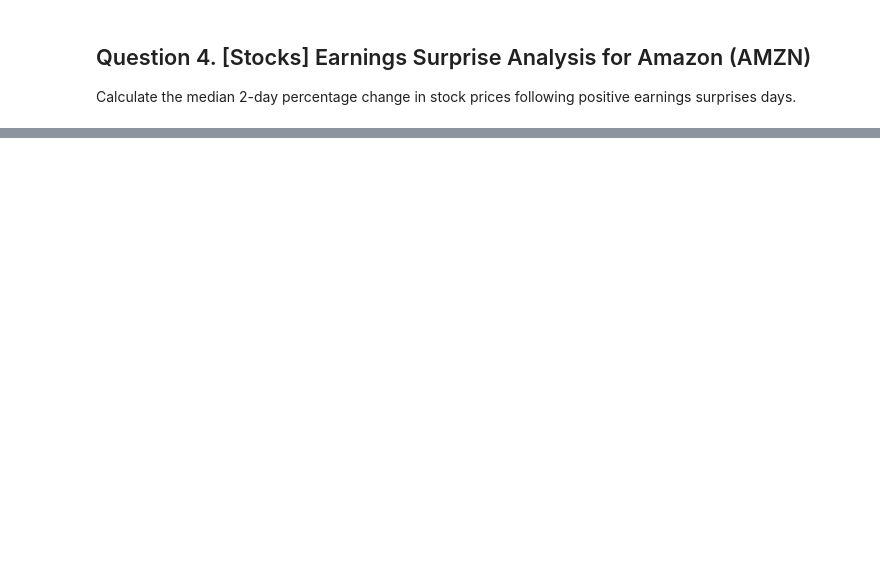
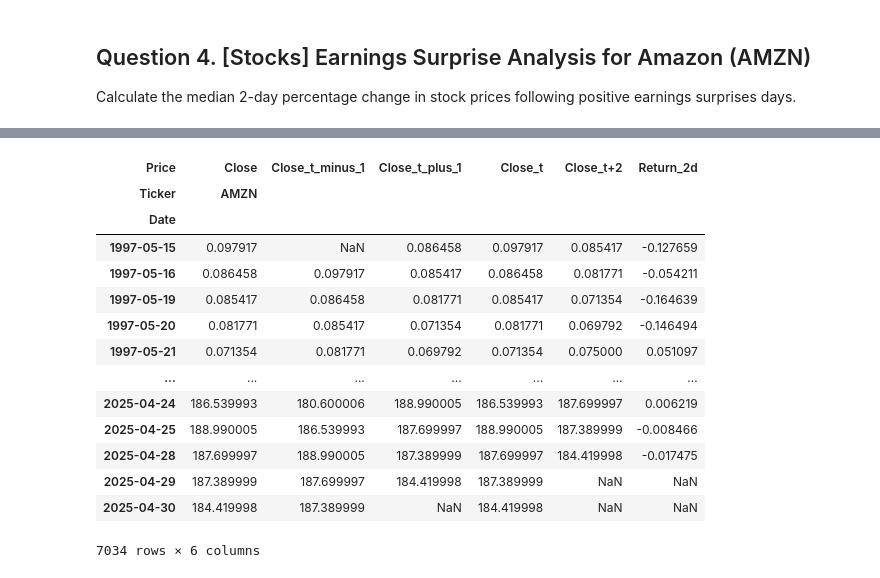
Before and after one commit to zhouliu98714/sma-zoomcamp-2025, a Jupyter notebook: HW1.ipynb, the cells around one changed output, grey strips where cells are left out. Cells and saved outputs as stored; diff of their text form; code cells hidden in the pictures; blank space fills up the shorter version.

```diff
--- a/HW1.ipynb
+++ b/HW1.ipynb
@@ -159,0 +259,16 @@ Calculate the median 2-day percentage change in stock prices following positive
+# %%
+if "Surprise(%)" in earn_df.columns:
+    # Remove any stray % signs and convert to float
+    earn_df["Surprise(%)"] = earn_df["Surprise(%)"].astype(str).str.replace("%", "")
+    earn_df["Surprise(%)"] = pd.to_numeric(earn_df["Surprise(%)"], errors="coerce")
+
+
+# Filter for rows where Reported EPS > EPS Estimate (i.e. positive surprise).
+earn_df["EPS Estimate"] = pd.to_numeric(earn_df["EPS Estimate"], errors="coerce")
+earn_df["Reported EPS"]   = pd.to_numeric(earn_df["Reported EPS"],   errors="coerce")
+
+earn_df["Positive"] = earn_df["Reported EPS"] > earn_df["EPS Estimate"]
+
+positive_df = earn_df[earn_df["Positive"]].copy()
+print(f"\nFound {len(positive_df)} positive‐surprise rows.\n")
+positive_df.head()
@@ -159,0 +283,10 @@ Calculate the median 2-day percentage change in stock prices following positive
+# %%
+# Handling AMZN Stock prices
+start_date = pd.to_datetime(earn_df["Earnings Date"].min()) - pd.Timedelta(days=180)
+end_date   = "2025-05-01"
+
+# Download via yfinance
+price_df = yf.download("AMZN", start=start_date.strftime("%Y-%m-%d"), end=end_date)[["Close"]]
+price_df.rename(columns={"Close": "Close"}, inplace=True)
+
+price_df
@@ -159,0 +310,29 @@ Calculate the median 2-day percentage change in stock prices following positive
+# %%
+
+# Compute 2-day returns for every possible 3-day window
+price_df["Close_t_minus_1"] = price_df["Close"].shift(1)
+price_df["Close_t_plus_1"]  = price_df["Close"].shift(-1)
+
+# But the above would label returns at wrong rows. Instead, do this:
+price_df["Close_t"]   = price_df["Close"]
+price_df["Close_t+2"] = price_df["Close"].shift(-2)
+
+# Compute 2-day return = (Close_{t+2} / Close_{t}) – 1
+price_df["Return_2d"] = price_df["Close_t+2"] / price_df["Close_t"] - 1
+price_df
+# %% [output]
+| Price | Close | Close_t_minus_1 | Close_t_plus_1 | Close_t | Close_t+2 | Return_2d |
+| Ticker | AMZN |  |  |  |  |  |
+| Date |  |  |  |  |  |  |
+| 1997-05-15 | 0.097917 | NaN | 0.086458 | 0.097917 | 0.085417 | -0.127659 |
+| 1997-05-16 | 0.086458 | 0.097917 | 0.085417 | 0.086458 | 0.081771 | -0.054211 |
+| 1997-05-19 | 0.085417 | 0.086458 | 0.081771 | 0.085417 | 0.071354 | -0.164639 |
+| 1997-05-20 | 0.081771 | 0.085417 | 0.071354 | 0.081771 | 0.069792 | -0.146494 |
+| 1997-05-21 | 0.071354 | 0.081771 | 0.069792 | 0.071354 | 0.075000 | 0.051097 |
+| ... | ... | ... | ... | ... | ... | ... |
+| 2025-04-24 | 186.539993 | 180.600006 | 188.990005 | 186.539993 | 187.699997 | 0.006219 |
+| 2025-04-25 | 188.990005 | 186.539993 | 187.699997 | 188.990005 | 187.389999 | -0.008466 |
+| 2025-04-28 | 187.699997 | 188.990005 | 187.389999 | 187.699997 | 184.419998 | -0.017475 |
+| 2025-04-29 | 187.389999 | 187.699997 | 184.419998 | 187.389999 | NaN | NaN |
+| 2025-04-30 | 184.419998 | 187.389999 | NaN | 184.419998 | NaN | NaN |
+7034 rows × 6 columns
```
Also changed, not shown: parts of 5 cells of this notebook, 2 other files.
